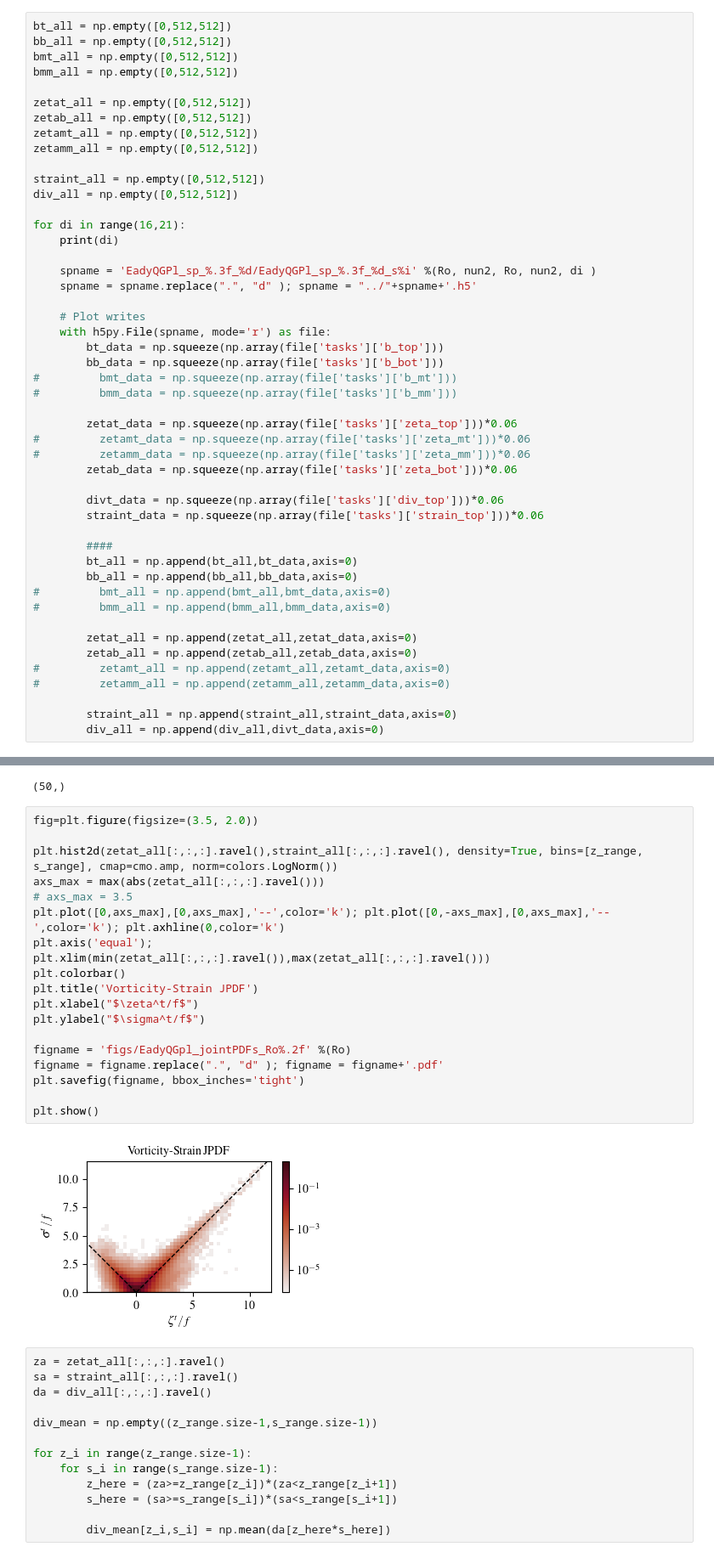
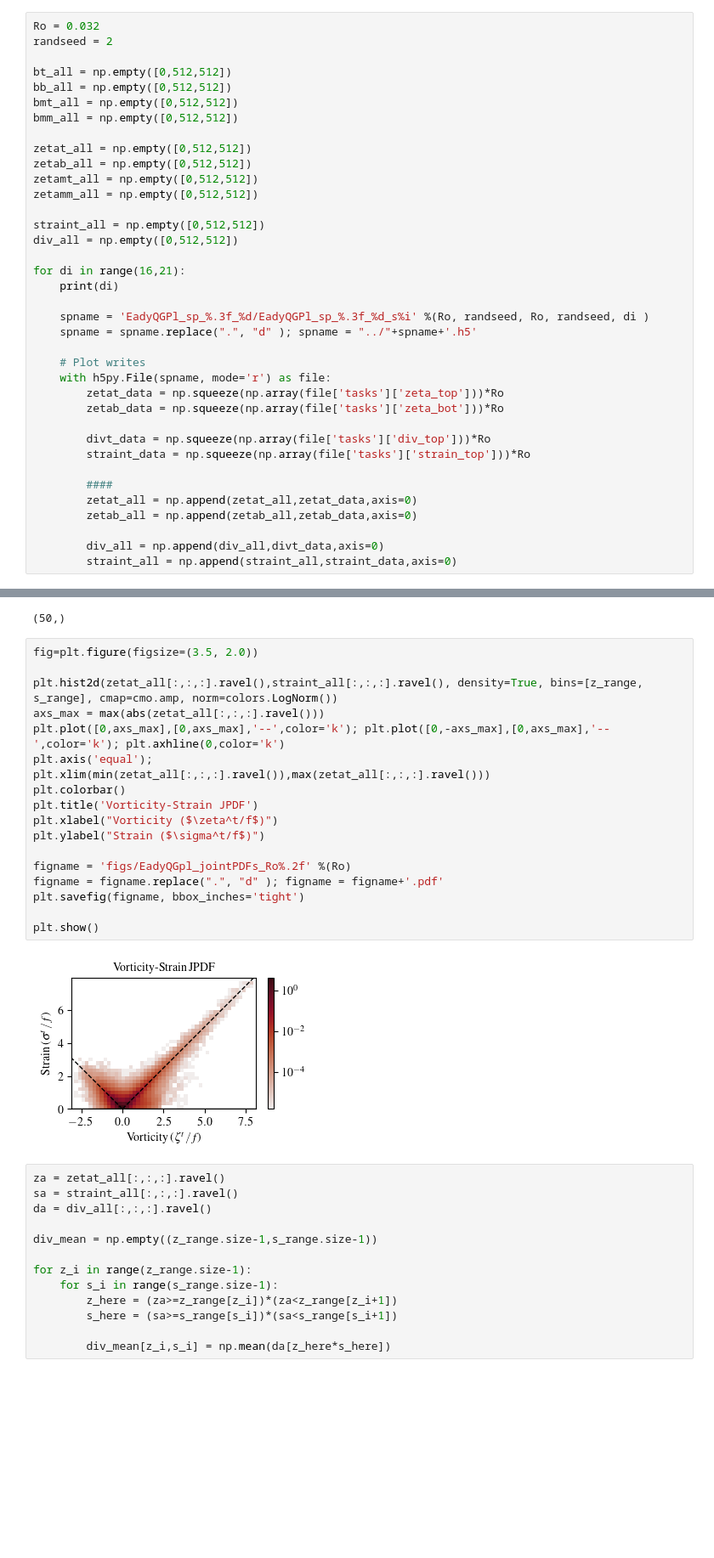
Before and after one commit to Empyreal092/QGp1_EadyTurb_2DFront_Public, a Jupyter notebook: Eady/plot/plot_jointpdf.ipynb, the cells around one changed output, grey strips where cells are left out. Shown: that part at 85% size. Saved outputs shown, nothing was run; the diff lists cells and outputs as text; blank space fills up the shorter version.

```diff
--- a/Eady/plot/plot_jointpdf.ipynb
+++ b/Eady/plot/plot_jointpdf.ipynb
@@ -57,4 +18,7 @@ print(spname)
 # %%
+Ro = 0.032
+randseed = 2
+
 bt_all = np.empty([0,512,512])
 bb_all = np.empty([0,512,512])
 bmt_all = np.empty([0,512,512])
@@ -71,37 +35,23 @@ div_all = np.empty([0,512,512])
 for di in range(16,21):
     print(di)
 
-    spname = 'EadyQGPl_sp_%.3f_%d/EadyQGPl_sp_%.3f_%d_s%i' %(Ro, nun2, Ro, nun2, di )
+    spname = 'EadyQGPl_sp_%.3f_%d/EadyQGPl_sp_%.3f_%d_s%i' %(Ro, randseed, Ro, randseed, di )
     spname = spname.replace(".", "d" ); spname = "../"+spname+'.h5'
 
     # Plot writes
     with h5py.File(spname, mode='r') as file:
-        bt_data = np.squeeze(np.array(file['tasks']['b_top']))
-        bb_data = np.squeeze(np.array(file['tasks']['b_bot']))
-#         bmt_data = np.squeeze(np.array(file['tasks']['b_mt']))
-#         bmm_data = np.squeeze(np.array(file['tasks']['b_mm']))
+        zetat_data = np.squeeze(np.array(file['tasks']['zeta_top']))*Ro
+        zetab_data = np.squeeze(np.array(file['tasks']['zeta_bot']))*Ro
 
-        zetat_data = np.squeeze(np.array(file['tasks']['zeta_top']))*0.06
-#         zetamt_data = np.squeeze(np.array(file['tasks']['zeta_mt']))*0.06
-#         zetamm_data = np.squeeze(np.array(file['tasks']['zeta_mm']))*0.06
-        zetab_data = np.squeeze(np.array(file['tasks']['zeta_bot']))*0.06
-
-        divt_data = np.squeeze(np.array(file['tasks']['div_top']))*0.06
-        straint_data = np.squeeze(np.array(file['tasks']['strain_top']))*0.06
+        divt_data = np.squeeze(np.array(file['tasks']['div_top']))*Ro
+        straint_data = np.squeeze(np.array(file['tasks']['strain_top']))*Ro
 
         ####
-        bt_all = np.append(bt_all,bt_data,axis=0)
-        bb_all = np.append(bb_all,bb_data,axis=0)
-#         bmt_all = np.append(bmt_all,bmt_data,axis=0)
-#         bmm_all = np.append(bmm_all,bmm_data,axis=0)
-
         zetat_all = np.append(zetat_all,zetat_data,axis=0)
         zetab_all = np.append(zetab_all,zetab_data,axis=0)
-#         zetamt_all = np.append(zetamt_all,zetamt_data,axis=0)
-#         zetamm_all = np.append(zetamm_all,zetamm_data,axis=0)
 
+        div_all = np.append(div_all,divt_data,axis=0)
         straint_all = np.append(straint_all,straint_data,axis=0)
-        div_all = np.append(div_all,divt_data,axis=0)
 # %% [output]
 16
 17
@@ -141,24 +71,23 @@ print(z_range.shape)
 # %%
 fig=plt.figure(figsize=(3.5, 2.0))
 
 plt.hist2d(zetat_all[:,:,:].ravel(),straint_all[:,:,:].ravel(), density=True, bins=[z_range, s_range], cmap=cmo.amp, norm=colors.LogNorm())
 axs_max = max(abs(zetat_all[:,:,:].ravel()))
-# axs_max = 3.5
 plt.plot([0,axs_max],[0,axs_max],'--',color='k'); plt.plot([0,-axs_max],[0,axs_max],'--',color='k'); plt.axhline(0,color='k')
 plt.axis('equal');
 plt.xlim(min(zetat_all[:,:,:].ravel()),max(zetat_all[:,:,:].ravel()))
 plt.colorbar()
 plt.title('Vorticity-Strain JPDF')
-plt.xlabel("$\zeta^t/f$")
-plt.ylabel("$\sigma^t/f$")
+plt.xlabel("Vorticity ($\zeta^t/f$)")
+plt.ylabel("Strain ($\sigma^t/f$)")
 
 figname = 'figs/EadyQGpl_jointPDFs_Ro%.2f' %(Ro)
 figname = figname.replace(".", "d" ); figname = figname+'.pdf'
 plt.savefig(figname, bbox_inches='tight')
 
 plt.show()
 # %% [output]
-[figure, old version]
+[figure, new version]
 # %%
 za = zetat_all[:,:,:].ravel()
 sa = straint_all[:,:,:].ravel()
```
Also changed, not shown: parts of 3 cells of this notebook, 4 other files.
